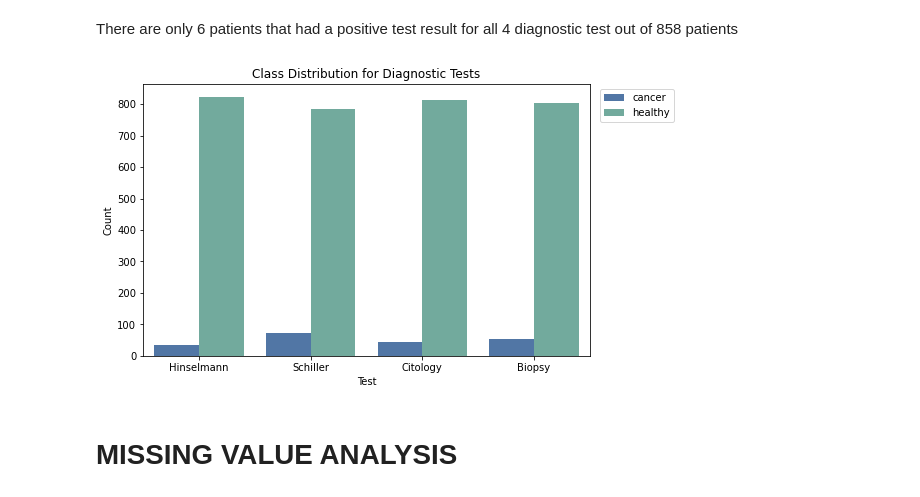
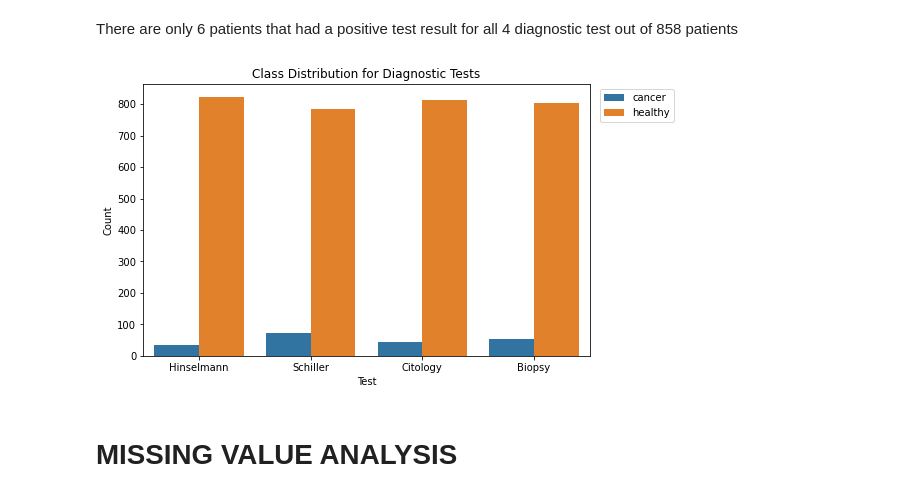
Before and after one commit to Shruti-Kaushal/Constructing-Risk-Profiles-for-Cervical-Cancer, a Jupyter notebook: Exploratory Analysis and Visualization.ipynb, the cells around one changed output. Cells and saved outputs as stored; diff of their text form; code cells hidden in the pictures.

```diff
--- a/Exploratory Analysis and Visualization.ipynb
+++ b/Exploratory Analysis and Visualization.ipynb
@@ -40,16 +40,14 @@ class_dist['healthy'] = data.shape[0] - class_dist['cancer']
 
 class_dist = pd.melt(class_dist, id_vars = ['Test'], var_name = 'Diagnosis', value_name = 'Count')
 # %%
-colors = ["#4374B3", "#69b3a2"]
-sns.set_palette(sns.color_palette(colors))
 plt.figure(figsize = (8,5))
 ax = sns.barplot(x = 'Test', y = 'Count', hue = 'Diagnosis', data = class_dist)
 plt.legend(bbox_to_anchor=(1.2, 1), loc = 1)
 plt.title('Class Distribution for Diagnostic Tests')
-plt.savefig('figures/class-distribution-all-tests.png', bbox_inches = 'tight')
+# plt.savefig('figures/class-distribution-all-tests.png', bbox_inches = 'tight')
 plt.show()
 # %% [output]
-[figure, old version]
+[figure, new version]
 # %% [markdown]
 # MISSING VALUE ANALYSIS
 # %% [markdown]
```
Also changed, not shown: parts of 17 cells of this notebook.
